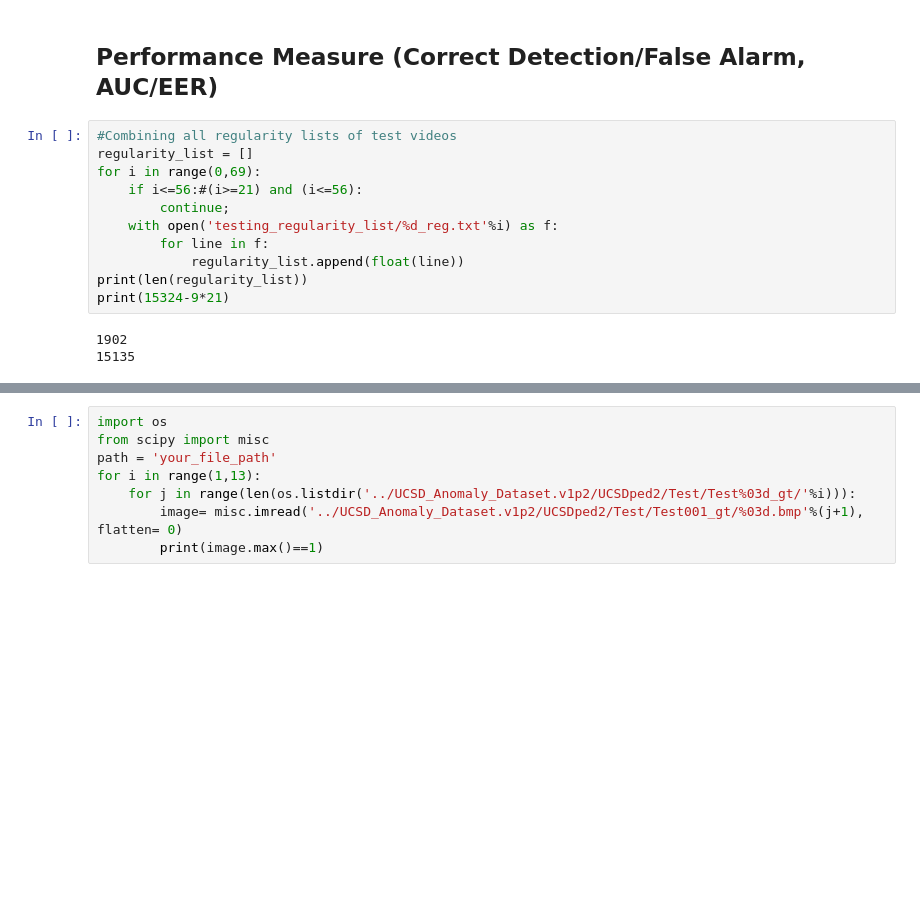
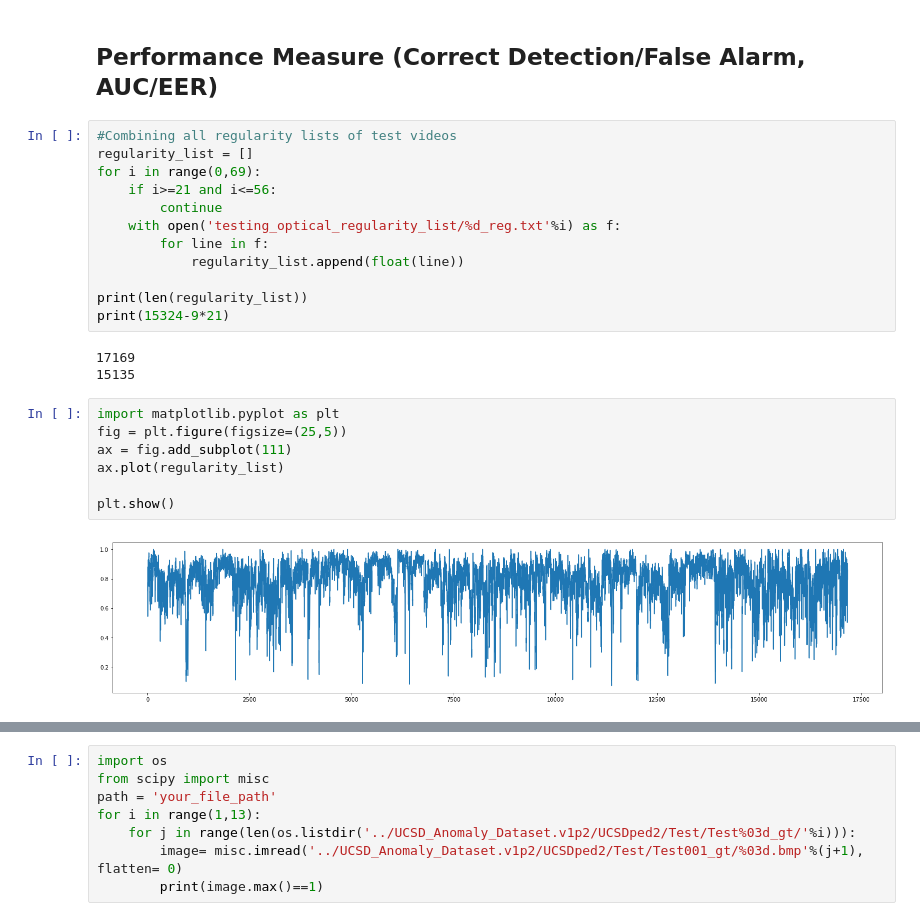
Before and after one commit to JisungHeo/Autoencoder, a Jupyter notebook: autoencoder/autoencoder.ipynb, the cells around one changed output, grey strips where cells are left out. Drawn from its saved outputs; the diff is of its cells as text; blank space fills up the shorter version.

```diff
--- a/autoencoder/autoencoder.ipynb
+++ b/autoencoder/autoencoder.ipynb
@@ -426,13 +411,23 @@ tensor(-0.9608) tensor(0.7569)
 #Combining all regularity lists of test videos
 regularity_list = []
 for i in range(0,69):
-    if i<=56:#(i>=21) and (i<=56):
-        continue;
-    with open('testing_regularity_list/%d_reg.txt'%i) as f:
+    if i>=21 and i<=56:
+        continue
+    with open('testing_optical_regularity_list/%d_reg.txt'%i) as f:
         for line in f:
             regularity_list.append(float(line))
+
 print(len(regularity_list))
 print(15324-9*21)
 # %% [output]
-1902
+17169
 15135
+# %%
+import matplotlib.pyplot as plt
+fig = plt.figure(figsize=(25,5))
+ax = fig.add_subplot(111)
+ax.plot(regularity_list)
+
+plt.show()
+# %% [output]
+[figure, added]
```
Also changed, not shown: parts of 23 cells of this notebook.
